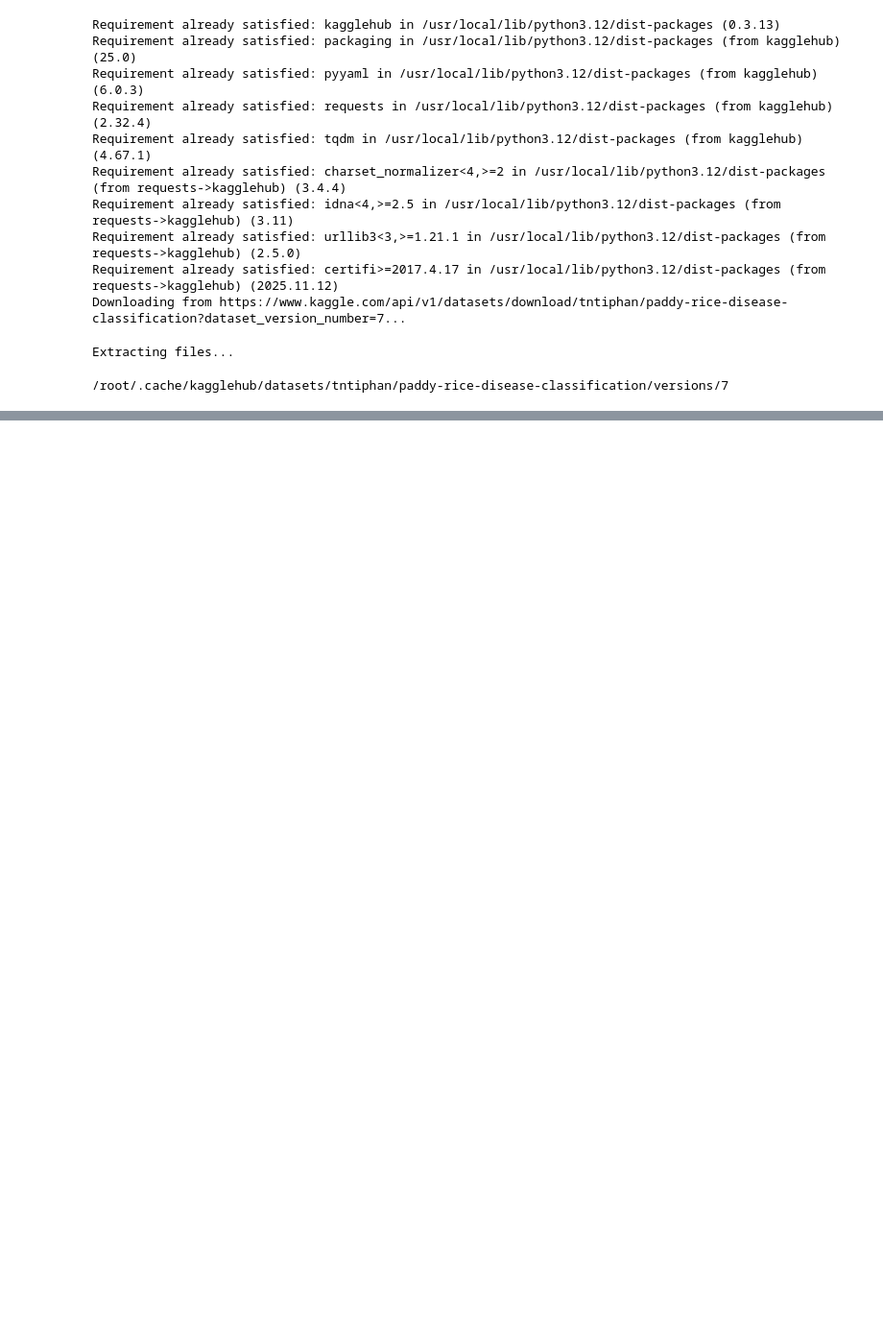
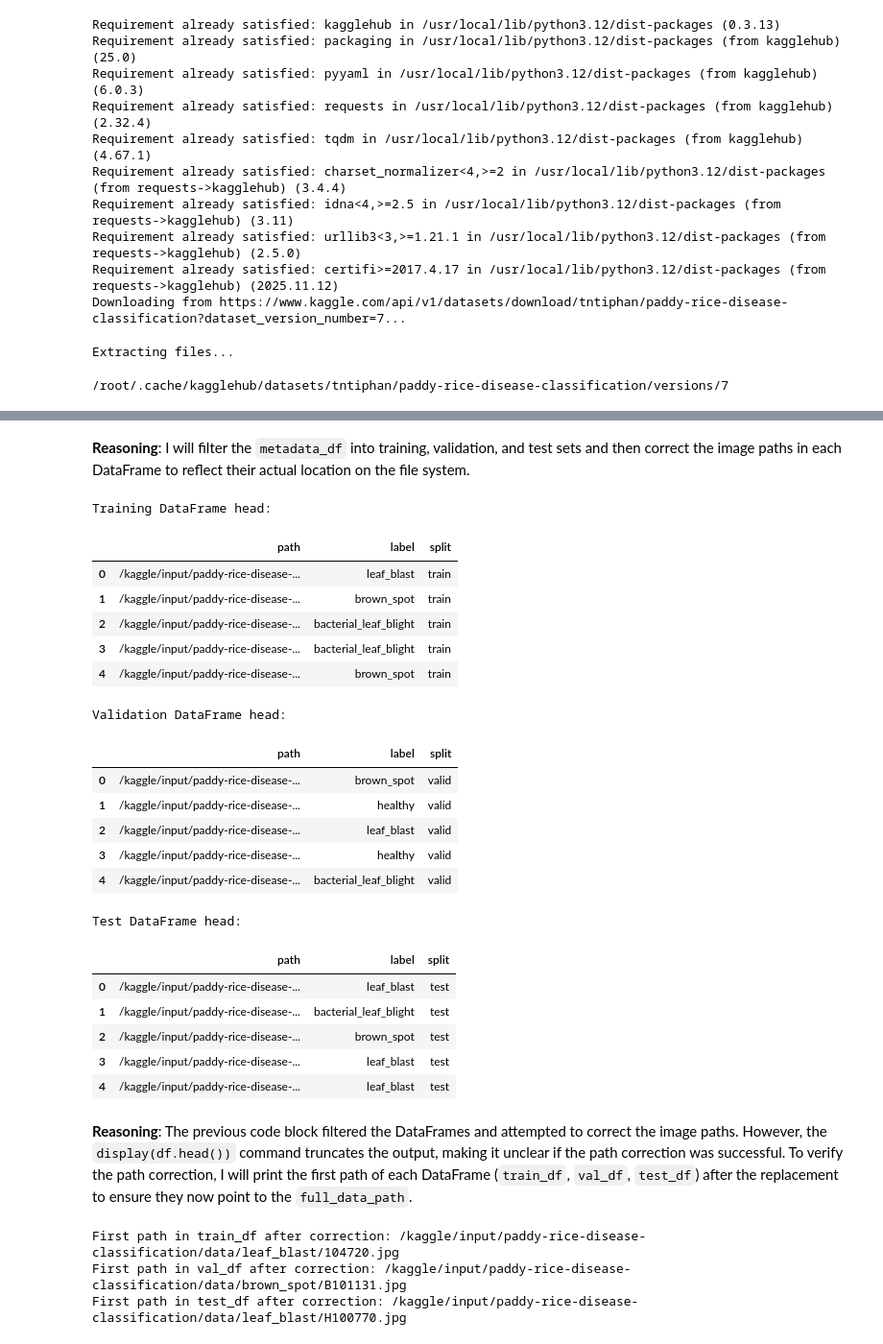
Before and after one commit to aneeq-shaffy/DL-labsheets, a Jupyter notebook: paddy_rice_disease_detector.ipynb, the cells around one changed output, grey strips where cells are left out. Shown: that part at 96% size. Saved outputs shown, nothing was run; the diff lists cells and outputs as text; code cells hidden in the pictures; blank space fills up the shorter version.

```diff
--- a/paddy_rice_disease_detector.ipynb
+++ b/paddy_rice_disease_detector.ipynb
@@ -194,0 +74,53 @@ model.save("rice_disease_cnn.keras")
+# %% [markdown]
+**Reasoning**:
+I will filter the `metadata_df` into training, validation, and test sets and then correct the image paths in each DataFrame to reflect their actual location on the file system.
+# %%
+train_df = metadata_df[metadata_df['split'] == 'train'].reset_index(drop=True)
+val_df = metadata_df[metadata_df['split'] == 'valid'].reset_index(drop=True)
+test_df = metadata_df[metadata_df['split'] == 'test'].reset_index(drop=True)
+
+old_path_prefix = '/kaggle/input/paddy-rice-disease-classification/paddy-rice-disease-classification/'
+
+train_df['path'] = train_df['path'].str.replace(old_path_prefix, full_data_path + '/')
+val_df['path'] = val_df['path'].str.replace(old_path_prefix, full_data_path + '/')
+test_df['path'] = test_df['path'].str.replace(old_path_prefix, full_data_path + '/')
+
+print("Training DataFrame head:")
+display(train_df.head())
+print("Validation DataFrame head:")
+display(val_df.head())
+print("Test DataFrame head:")
+display(test_df.head())
+# %% [output]
+Training DataFrame head:
+|  | path | label | split |
+| 0 | /kaggle/input/paddy-rice-disease-... | leaf_blast | train |
+| 1 | /kaggle/input/paddy-rice-disease-... | brown_spot | train |
+| 2 | /kaggle/input/paddy-rice-disease-... | bacterial_leaf_blight | train |
+| 3 | /kaggle/input/paddy-rice-disease-... | bacterial_leaf_blight | train |
+| 4 | /kaggle/input/paddy-rice-disease-... | brown_spot | train |
+Validation DataFrame head:
+|  | path | label | split |
+| 0 | /kaggle/input/paddy-rice-disease-... | brown_spot | valid |
+| 1 | /kaggle/input/paddy-rice-disease-... | healthy | valid |
+| 2 | /kaggle/input/paddy-rice-disease-... | leaf_blast | valid |
+| 3 | /kaggle/input/paddy-rice-disease-... | healthy | valid |
+| 4 | /kaggle/input/paddy-rice-disease-... | bacterial_leaf_blight | valid |
+Test DataFrame head:
+|  | path | label | split |
+| 0 | /kaggle/input/paddy-rice-disease-... | leaf_blast | test |
+| 1 | /kaggle/input/paddy-rice-disease-... | bacterial_leaf_blight | test |
+| 2 | /kaggle/input/paddy-rice-disease-... | brown_spot | test |
+| 3 | /kaggle/input/paddy-rice-disease-... | leaf_blast | test |
+| 4 | /kaggle/input/paddy-rice-disease-... | leaf_blast | test |
+# %% [markdown]
+**Reasoning**:
+The previous code block filtered the DataFrames and attempted to correct the image paths. However, the `display(df.head())` command truncates the output, making it unclear if the path correction was successful. To verify the path correction, I will print the first path of each DataFrame (`train_df`, `val_df`, `test_df`) after the replacement to ensure they now point to the `full_data_path`.
+# %%
+print("First path in train_df after correction:", train_df['path'].iloc[0])
+print("First path in val_df after correction:", val_df['path'].iloc[0])
+print("First path in test_df after correction:", test_df['path'].iloc[0])
+# %% [output]
+First path in train_df after correction: /kaggle/input/paddy-rice-disease-classification/data/leaf_blast/104720.jpg
+First path in val_df after correction: /kaggle/input/paddy-rice-disease-classification/data/brown_spot/B101131.jpg
+First path in test_df after correction: /kaggle/input/paddy-rice-disease-classification/data/leaf_blast/H100770.jpg
```
Also changed, not shown: parts of 62 cells of this notebook.
